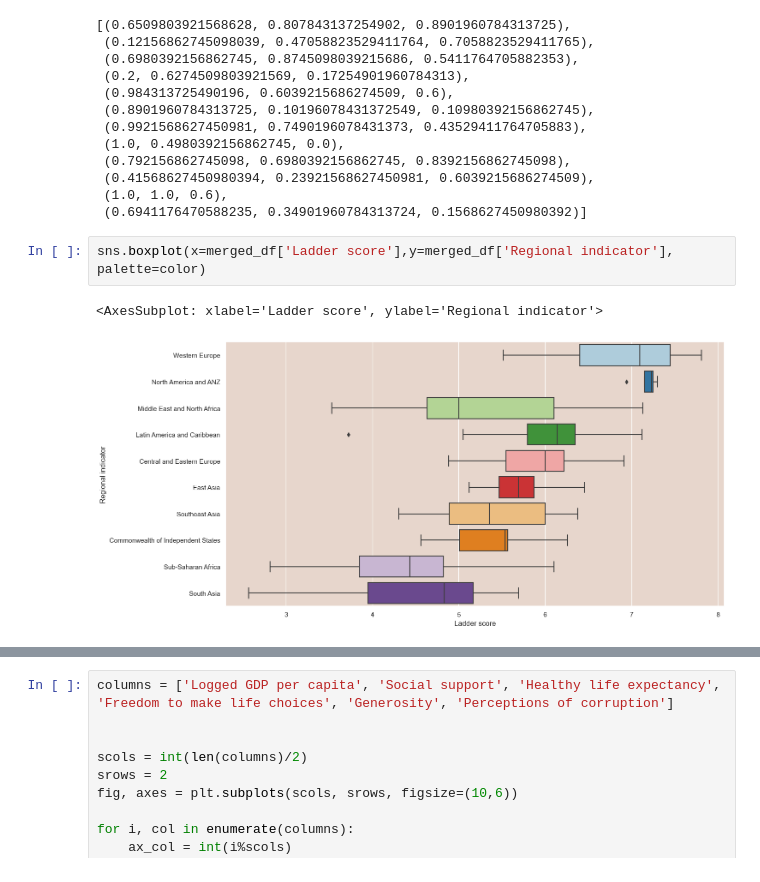
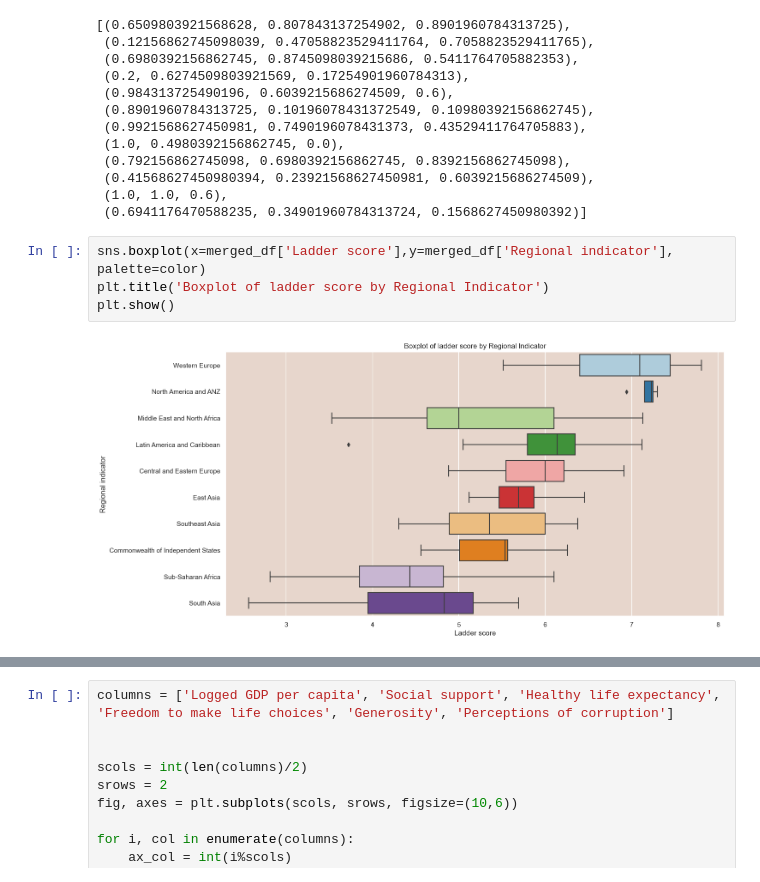
Before and after one commit to Ace-Abdul/CS216Project, a Jupyter notebook: cs216 project.ipynb, the cells around one changed output, grey strips where cells are left out. Cells and saved outputs as stored; diff of their text form.

```diff
--- a/cs216 project.ipynb
+++ b/cs216 project.ipynb
@@ -65,6 +66,7 @@ color
  (0.6941176470588235, 0.34901960784313724, 0.1568627450980392)]
 # %%
 sns.boxplot(x=merged_df['Ladder score'],y=merged_df['Regional indicator'], palette=color)
+plt.title('Boxplot of ladder score by Regional Indicator')
+plt.show()
 # %% [output]
-<AxesSubplot: xlabel='Ladder score', ylabel='Regional indicator'>
-[figure, old version]
+[figure, new version]
```
Also changed, not shown: parts of 5 cells of this notebook, 1 other file.
